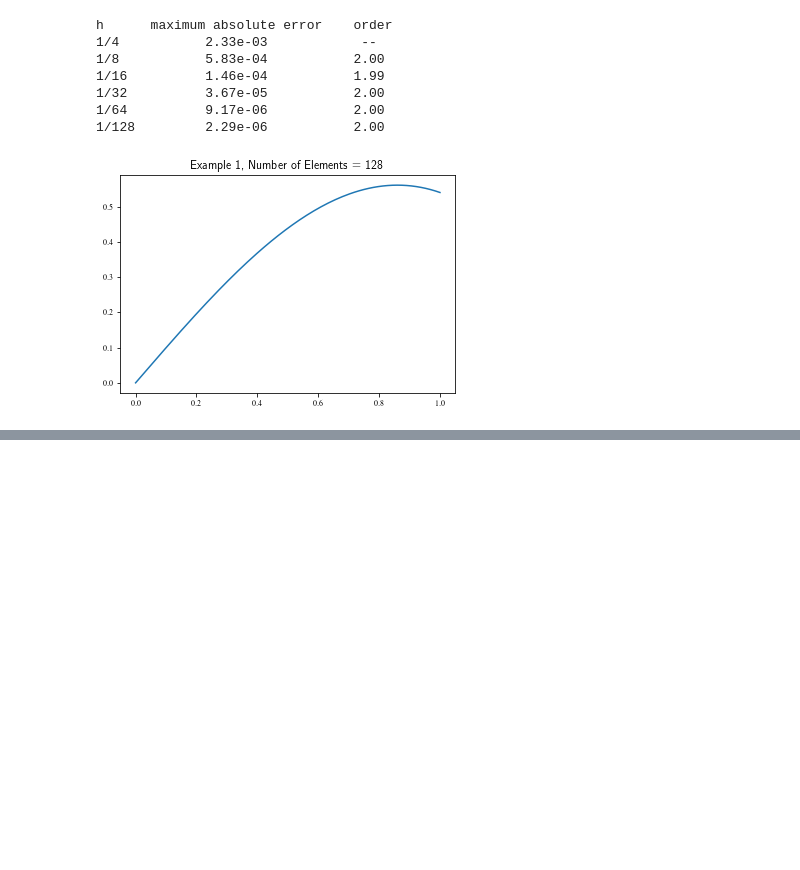
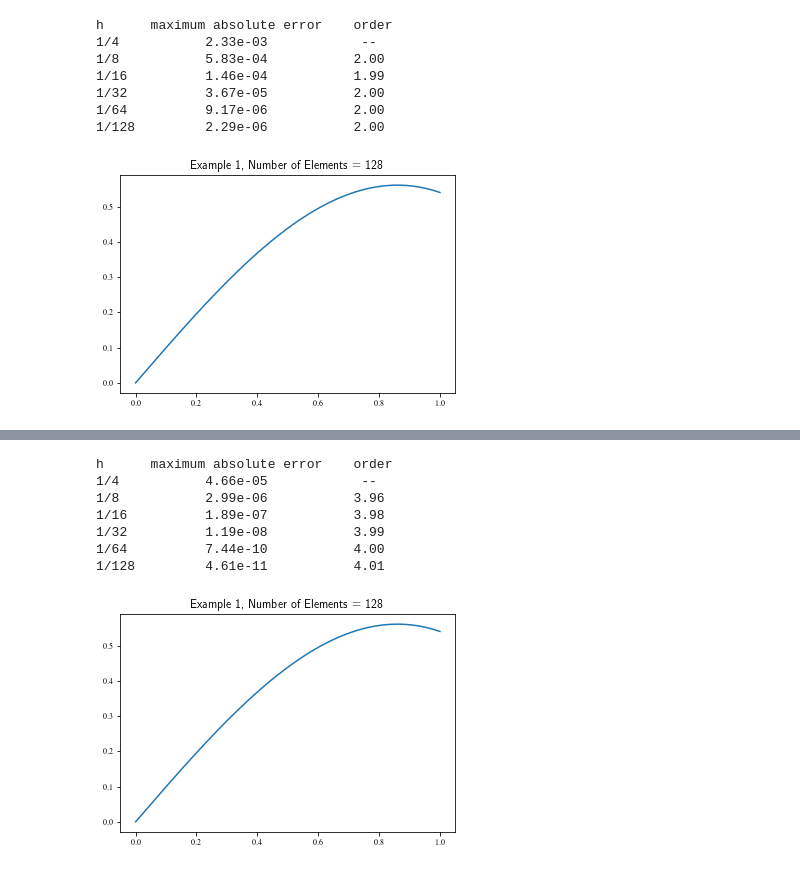
Before and after one commit to xiaozhouli/Jupyter, a Jupyter notebook: FEM_Poisson_1D.ipynb, the cells around one changed output, grey strips where cells are left out. Drawn from its saved outputs; the diff is of its cells as text; code cells hidden in the pictures; blank space fills up the shorter version.

Commit message:
added quadratic basis

```diff
--- a/FEM_Poisson_1D.ipynb
+++ b/FEM_Poisson_1D.ipynb
@@ -234,27 +330,28 @@ def Poisson1D_solver(left_boundary, right_boundary, number_of_elements, basis_ty
 
     # Assemble local to global
     A = assemble_matrix_1D(coeff_fun, Gauss_points_ref, Gauss_weights_ref,
-                       P, T, Tb_trial, Tb_test, Nlb_trial, Nlb_test, \
+                       P, T, Tb_trial, Tb_test, Nlb_trial, Nlb_test, Nb_trial, Nb_test,\
                        basis_type_trial, 1, basis_type_test, 1)
     b = assemble_vector_1D(source_fun, Gauss_points_ref, Gauss_weights_ref, \
-                       P, T, Tb_test, Nlb_test, basis_type_test, 0)
+                       P, T, Tb_test, Nlb_test, Nb_test, basis_type_test, 0)
 
     # deal with boundary
-    nbn, boundarynodes = generate_boundarynodes_1D(P)
+    nbn, boundarynodes = generate_boundarynodes_1D(Pb_trial)
     # Dirichlet boundary
     A, b = treat_Dirichlet_boundary(A, b, Pb_trial, nbn, boundarynodes, Dirichlet_fun)
 
     # solve the solution
     u = np.linalg.solve(A,b)
+    #print (u)
 
     # maximum error at nodes
-    err = np.zeros(np.size(P))
-    for i in range (np.size(P)):
-        err[i] = np.abs(u[i] - exact_fun(P[i]))
+    err = np.zeros(np.size(Pb_trial))
+    for i in range (np.size(Pb_trial)):
+        err[i] = np.abs(u[i] - exact_fun(Pb_trial[i]))
 
-    return np.max(err), P, u
+    return np.max(err), Pb_trial, u
 #
-err, P, u = Poisson1D_solver(left_boundary, right_boundary, number_of_elements, 101,\
+err, Pb, u = Poisson1D_solver(left_boundary, right_boundary, number_of_elements, 102,\
                      Gpn, coeff_fun, source_fun, Dirichlet_fun, exact_fun)
 print ("%7.2e" % err)
 
@@ -301,22 +398,23 @@ def exact_fun_ex1(x):
     return x*np.cos(x)
 
 number_coarse = 4
+basis_type = 101
 print ("h      maximum absolute error    order")
 err = np.zeros(6)
 for i in range (6):
     number_of_elements = number_coarse*2**i
     if (i < 5):
-        err[i], _, _ = Poisson1D_solver(left_boundary_ex1, right_boundary_ex1, number_of_elements, 101,\
+        err[i], _, _ = Poisson1D_solver(left_boundary_ex1, right_boundary_ex1, number_of_elements, basis_type,\
                              Gpn, coeff_fun_ex1, source_fun_ex1, Dirichlet_fun_ex1, exact_fun_ex1)
     elif (i == 5):
-        err[i], P, u = Poisson1D_solver(left_boundary_ex1, right_boundary_ex1, number_of_elements, 101,\
+        err[i], Pb, u = Poisson1D_solver(left_boundary_ex1, right_boundary_ex1, number_of_elements, basis_type,\
                              Gpn, coeff_fun_ex1, source_fun_ex1, Dirichlet_fun_ex1, exact_fun_ex1)
     if (i == 0):
         print ("1/%-3d         %7.2e            --" % (number_of_elements, err[i]))
     else:
         print ("1/%-3d         %7.2e           %4.2f" % (number_of_elements, err[i], np.log(err[i-1]/err[i])/np.log(2)))
 
-plt.plot(P, u)
+plt.plot(Pb, u)
 plt.title("Example 1, Number of Elements = %3d" % number_of_elements)
 plt.show()
 # %% [output]
@@ -330,0 +442,30 @@ h      maximum absolute error    order
+# %%
+number_coarse = 4
+basis_type = 102
+print ("h      maximum absolute error    order")
+err = np.zeros(6)
+for i in range (6):
+    number_of_elements = number_coarse*2**i
+    if (i < 5):
+        err[i], _, _ = Poisson1D_solver(left_boundary_ex1, right_boundary_ex1, number_of_elements, basis_type,\
+                             Gpn, coeff_fun_ex1, source_fun_ex1, Dirichlet_fun_ex1, exact_fun_ex1)
+    elif (i == 5):
+        err[i], Pb, u = Poisson1D_solver(left_boundary_ex1, right_boundary_ex1, number_of_elements, basis_type,\
+                             Gpn, coeff_fun_ex1, source_fun_ex1, Dirichlet_fun_ex1, exact_fun_ex1)
+    if (i == 0):
+        print ("1/%-3d         %7.2e            --" % (number_of_elements, err[i]))
+    else:
+        print ("1/%-3d         %7.2e           %4.2f" % (number_of_elements, err[i], np.log(err[i-1]/err[i])/np.log(2)))
+
+plt.plot(Pb, u)
+plt.title("Example 1, Number of Elements = %3d" % number_of_elements)
+plt.show()
+# %% [output]
+h      maximum absolute error    order
+1/4           4.66e-05            --
+1/8           2.99e-06           3.96
+1/16          1.89e-07           3.98
+1/32          1.19e-08           3.99
+1/64          7.44e-10           4.00
+1/128         4.61e-11           4.01
+[figure, added]
```
Also changed, not shown: parts of 12 cells of this notebook.
